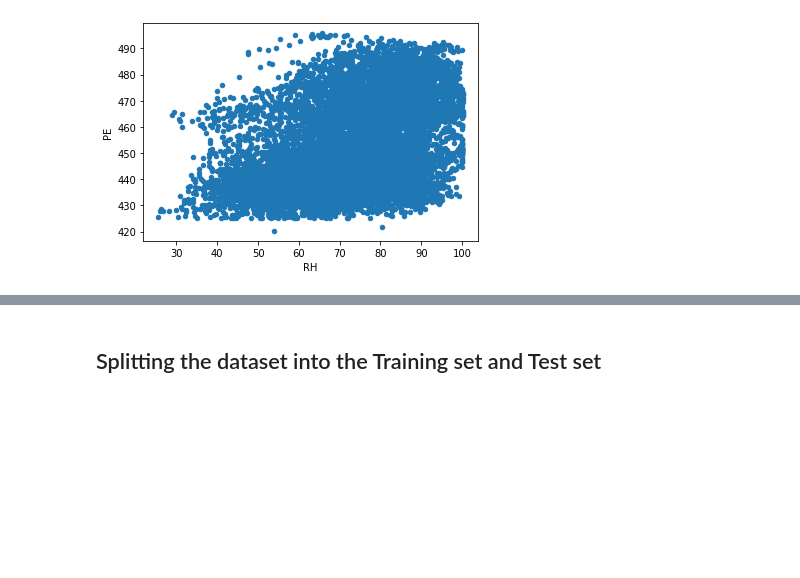
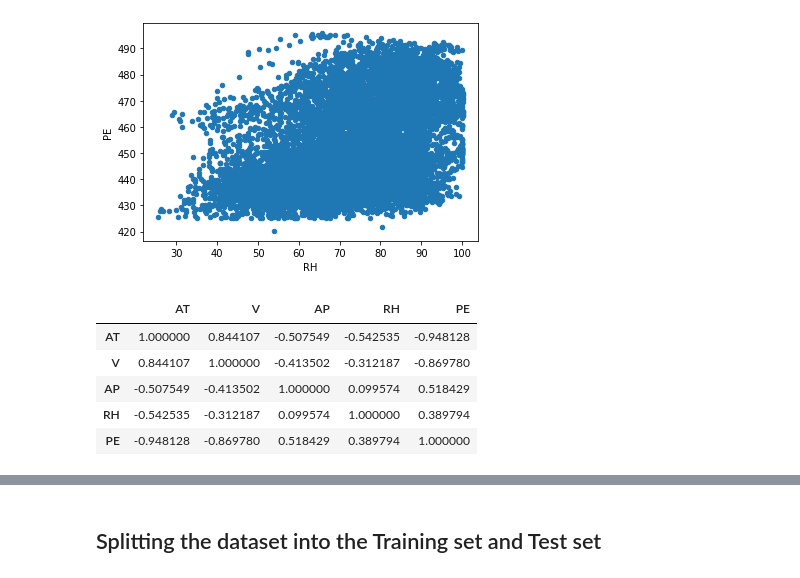
Before and after one commit to robin-ochieng/Machine-Learning, a Jupyter notebook: multiple_linear_regression.ipynb, the cells around one changed output, grey strips where cells are left out. Saved outputs shown, nothing was run; the diff lists cells and outputs as text; code cells hidden in the pictures; blank space fills up the shorter version.

```diff
--- a/multiple_linear_regression.ipynb
+++ b/multiple_linear_regression.ipynb
@@ -43,3 +44,13 @@ data.plot(x ='RH', y = 'PE', kind= 'scatter')
 # %% [output]
 <matplotlib.axes._subplots.AxesSubplot at 0x...>
 [figure]
+# %%
+corr = data.corr()
+corr.style.background_gradient(cmap='coolwarm')
+# %% [output]
+|  | AT | V | AP | RH | PE |
+| AT | 1.000000 | 0.844107 | -0.507549 | -0.542535 | -0.948128 |
+| V | 0.844107 | 1.000000 | -0.413502 | -0.312187 | -0.869780 |
+| AP | -0.507549 | -0.413502 | 1.000000 | 0.099574 | 0.518429 |
+| RH | -0.542535 | -0.312187 | 0.099574 | 1.000000 | 0.389794 |
+| PE | -0.948128 | -0.869780 | 0.518429 | 0.389794 | 1.000000 |
```
Also changed, not shown: parts of 2 cells of this notebook.
